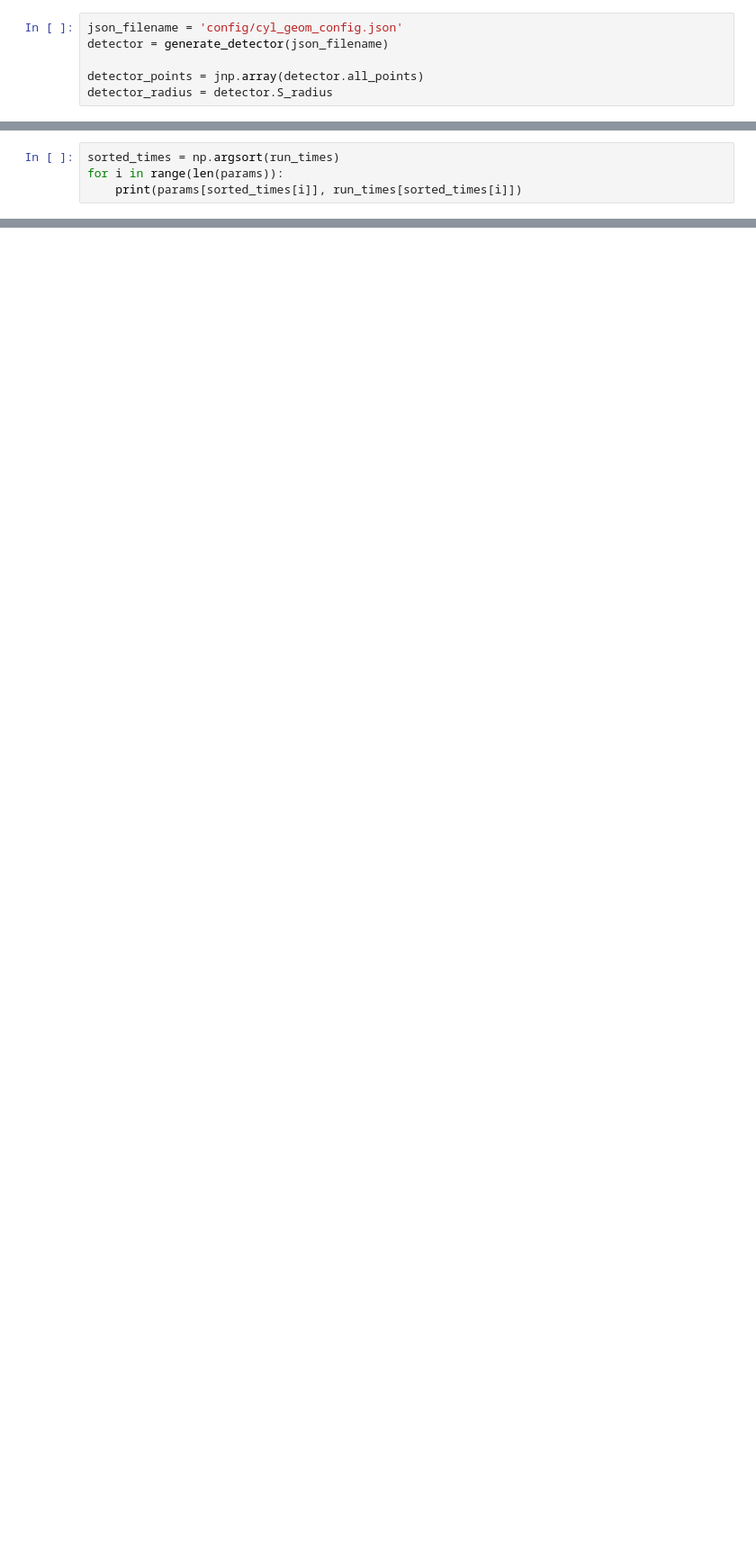
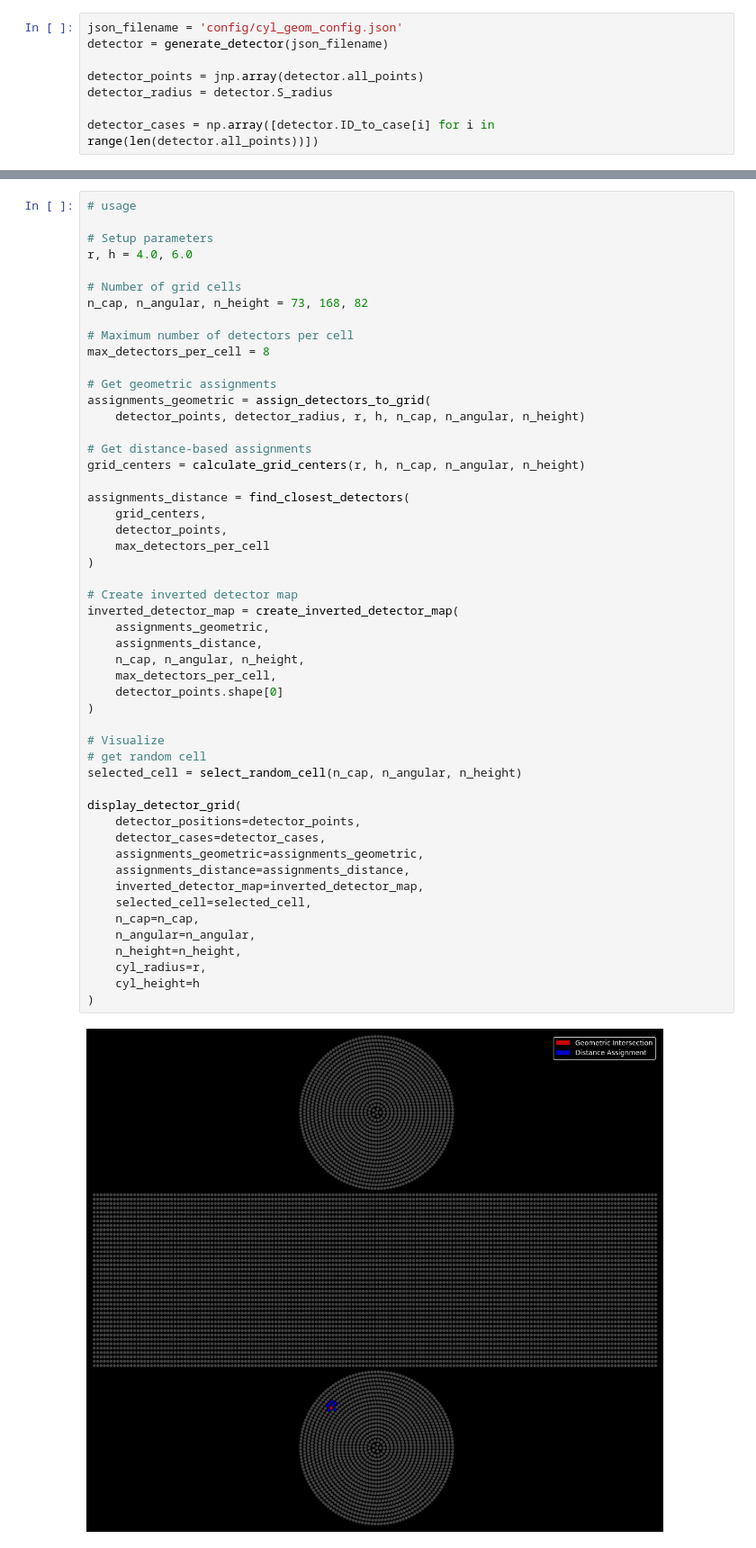
Before and after one commit to CIDeR-ML/LUCiD, a Jupyter notebook: grid_detector_configuration_visualization.ipynb, the cells around one changed output, grey strips where cells are left out. Shown at 90% size. Drawn from its saved outputs; the diff is of its cells as text; blank space fills up the shorter version.

```diff
--- a/grid_detector_configuration_visualization.ipynb
+++ b/grid_detector_configuration_visualization.ipynb
@@ -11,3 +13,5 @@ detector = generate_detector(json_filename)
 
 detector_points = jnp.array(detector.all_points)
 detector_radius = detector.S_radius
+
+detector_cases = np.array([detector.ID_to_case[i] for i in range(len(detector.all_points))])
@@ -975,4 +438,0 @@ ar=132, n_height=64...Benchmarking with n_cap=32, n_angular=58, n_height=47...Be
-# %%
-sorted_times = np.argsort(run_times)
-for i in range(len(params)):
-    print(params[sorted_times[i]], run_times[sorted_times[i]])
@@ -1369,0 +580,53 @@ test_create_detector_grid_map()
+# %%
+# usage
+
+# Setup parameters
+r, h = 4.0, 6.0
+
+# Number of grid cells
+n_cap, n_angular, n_height = 73, 168, 82
+
+# Maximum number of detectors per cell
+max_detectors_per_cell = 8
+
+# Get geometric assignments
+assignments_geometric = assign_detectors_to_grid(
+    detector_points, detector_radius, r, h, n_cap, n_angular, n_height)
+
+# Get distance-based assignments
+grid_centers = calculate_grid_centers(r, h, n_cap, n_angular, n_height)
+
+assignments_distance = find_closest_detectors(
+    grid_centers,
+    detector_points,
+    max_detectors_per_cell
+)
+
+# Create inverted detector map
+inverted_detector_map = create_inverted_detector_map(
+    assignments_geometric,
+    assignments_distance,
+    n_cap, n_angular, n_height,
+    max_detectors_per_cell,
+    detector_points.shape[0]
+)
+
+# Visualize
+# get random cell
+selected_cell = select_random_cell(n_cap, n_angular, n_height)
+
+display_detector_grid(
+    detector_positions=detector_points,
+    detector_cases=detector_cases,
+    assignments_geometric=assignments_geometric,
+    assignments_distance=assignments_distance,
+    inverted_detector_map=inverted_detector_map,
+    selected_cell=selected_cell,
+    n_cap=n_cap,
+    n_angular=n_angular,
+    n_height=n_height,
+    cyl_radius=r,
+    cyl_height=h
+)
+# %% [output]
+[figure, added]
```
Also changed, not shown: parts of 21 cells of this notebook, 1 other file.
